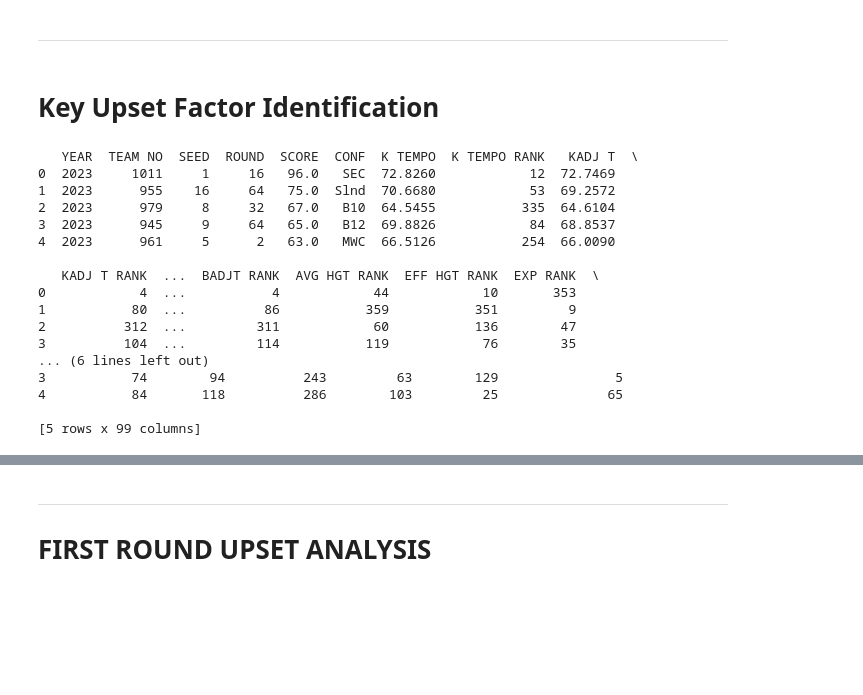
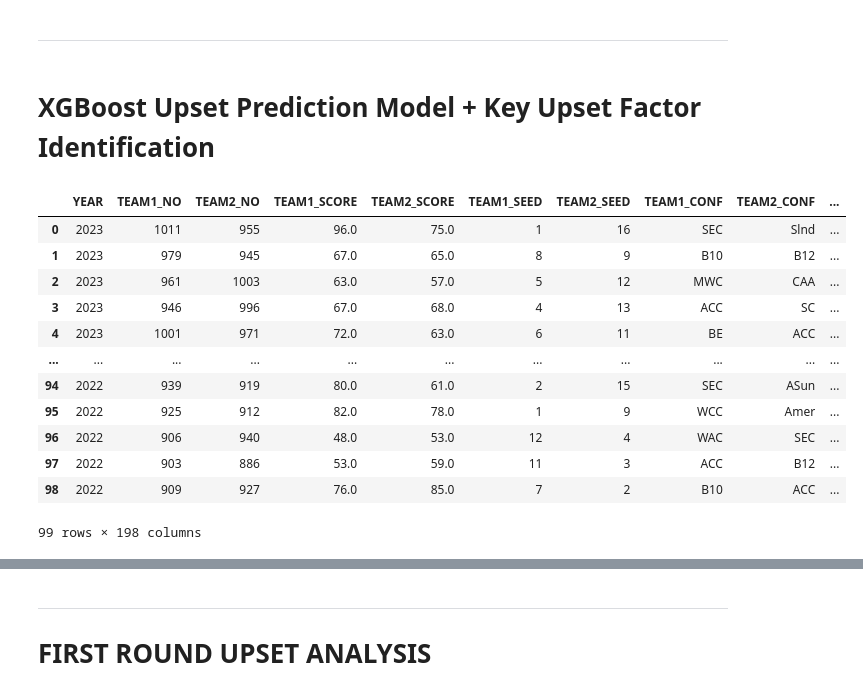
Before and after one commit to jamalzlitni/March-Madness, a Jupyter notebook: March Madness.ipynb, the cells around one changed output, grey strips where cells are left out. Saved outputs shown, nothing was run; the diff lists cells and outputs as text; code cells hidden in the pictures; blank space fills up the shorter version.

```diff
--- a/March Madness.ipynb
+++ b/March Madness.ipynb
@@ -231,30 +231,59 @@ Placeholder
 # %% [markdown]
 -----------------
 # %% [markdown]
-# Key Upset Factor Identification
+# XGBoost Upset Prediction Model + Key Upset Factor Identification
 # %%
-# preparing data for accelerated gradient boost algorithm
+# preparing data for accelerated gradient boost model
 team_data_selected = team_data[['TEAM NO', 'CONF'] + list(team_data.columns[10:])]
 matchups_selected = matchups[['YEAR', 'TEAM NO', 'SEED', 'ROUND', 'SCORE']]
 
+# add all the team stats to the matchups dataset
 combined_df = pd.merge(matchups_selected, team_data_selected, on=['TEAM NO'], how='left')
 
-print(combined_df.head())
+matches = []
+
+# because the matchups are grouped across 2 rows (1 row for each team) we need to get all the match data on one row
+for i in range(0, len(combined_df), 2):
+    team1 = combined_df.iloc[i]
+    team2 = combined_df.iloc[i+1]
+
+    # combine the two rows into a single row
+    matchup = {
+        'YEAR': team1['YEAR'],
+        'TEAM1_NO': team1['TEAM NO'],
+        'TEAM2_NO': team2['TEAM NO'],
+        'TEAM1_SCORE': team1['SCORE'],
+        'TEAM2_SCORE': team2['SCORE'],
+        'TEAM1_SEED': team1['SEED'],
+        'TEAM2_SEED': team2['SEED'],
+        'TEAM1_CONF': team1['CONF'],
+        'TEAM2_CONF': team2['CONF'],
+        'UPSET': 1 if (team1['SEED'] >= team2['SEED'] + 3 and team1['SCORE'] > team2['SCORE']) or (team2['SEED'] >= team1['SEED'] + 3 and team2['SCORE'] > team1['SCORE']) else 0,
+    }
+
+    # add team1 and team2 stats to the matchup dict
+    for col in combined_df.columns:
+        if col not in ['YEAR', 'TEAM NO', 'SCORE', 'SEED', 'CONF']:
+            matchup[f'TEAM1_{col}'] = team1[col]
+            matchup[f'TEAM2_{col}'] = team2[col]
+
+    matches.append(matchup)
+
+# create a dataframe from the matchups list
+games = pd.DataFrame(matches)
+
+games.head(99)
 # %% [output]
+|  | YEAR | TEAM1_NO | TEAM2_NO | TEAM1_SCORE | TEAM2_SCORE | TEAM1_SEED | TEAM2_SEED | TEAM1_CONF | TEAM2_CONF | ... |
+| 0 | 2023 | 1011 | 955 | 96.0 | 75.0 | 1 | 16 | SEC | Slnd | ... |
+| 1 | 2023 | 979 | 945 | 67.0 | 65.0 | 8 | 9 | B10 | B12 | ... |
+| 2 | 2023 | 961 | 1003 | 63.0 | 57.0 | 5 | 12 | MWC | CAA | ... |
+| 3 | 2023 | 946 | 996 | 67.0 | 68.0 | 4 | 13 | ACC | SC | ... |
+| 4 | 2023 | 1001 | 971 | 72.0 | 63.0 | 6 | 11 | BE | ACC | ... |
+| ... | ... | ... | ... | ... | ... | ... | ... | ... | ... | ... |
+| 94 | 2022 | 939 | 919 | 80.0 | 61.0 | 2 | 15 | SEC | ASun | ... |
+| 95 | 2022 | 925 | 912 | 82.0 | 78.0 | 1 | 9 | WCC | Amer | ... |
+| 96 | 2022 | 906 | 940 | 48.0 | 53.0 | 12 | 4 | WAC | SEC | ... |
+| 97 | 2022 | 903 | 886 | 53.0 | 59.0 | 11 | 3 | ACC | B12 | ... |
+| 98 | 2022 | 909 | 927 | 76.0 | 85.0 | 7 | 2 | B10 | ACC | ... |
-   YEAR  TEAM NO  SEED  ROUND  SCORE  CONF  K TEMPO  K TEMPO RANK   KADJ T  \
-0  2023     1011     1     16   96.0   SEC  72.8260            12  72.7469
-1  2023      955    16     64   75.0  Slnd  70.6680            53  69.2572
-2  2023      979     8     32   67.0   B10  64.5455           335  64.6104
-3  2023      945     9     64   65.0   B12  69.8826            84  68.8537
-4  2023      961     5      2   63.0   MWC  66.5126           254  66.0090
-
-   KADJ T RANK  ...  BADJT RANK  AVG HGT RANK  EFF HGT RANK  EXP RANK  \
-0            4  ...           4            44            10       353
-1           80  ...          86           359           351         9
-2          312  ...         311            60           136        47
-3          104  ...         114           119            76        35
-... (6 lines left out)
-3           74        94          243         63        129               5
-4           84       118          286        103         25              65
-
-[5 rows x 99 columns]
+99 rows × 198 columns
```
Also changed, not shown: parts of 3 cells of this notebook.
